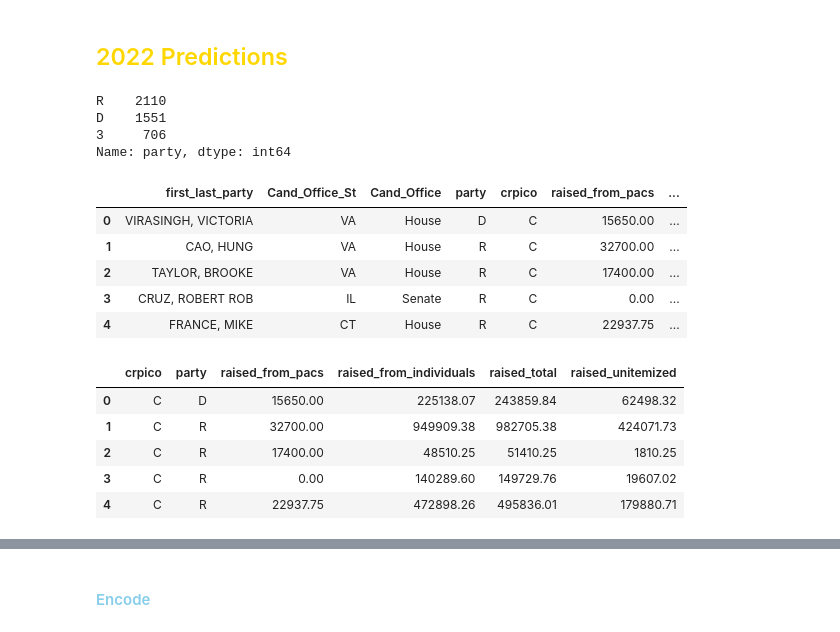
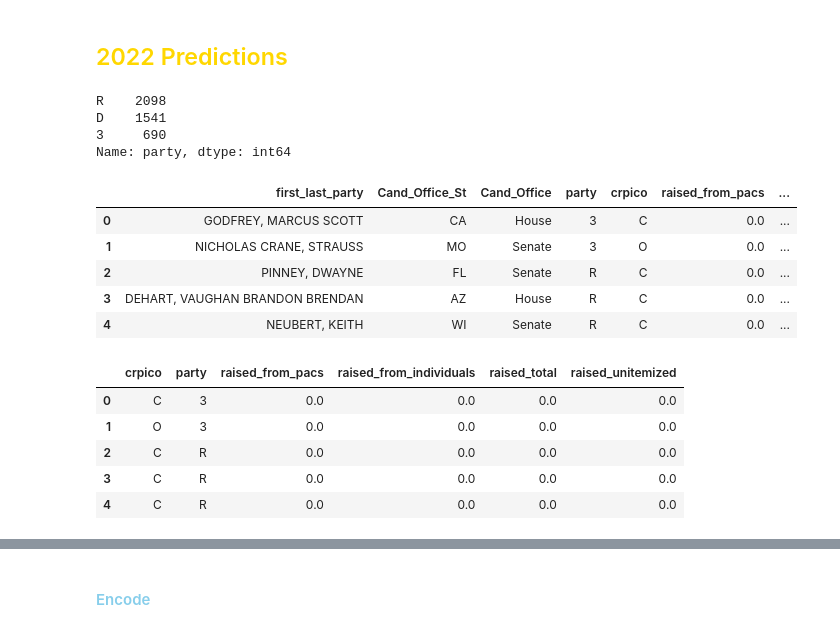
Before and after one commit to armyofkittens/Analyze-This-Campaign-Finance-Analysis, a Jupyter notebook: Machine Learning/ML_modeling_v1.ipynb, the cells around one changed output, grey strips where cells are left out. Saved outputs shown, nothing was run; the diff lists cells and outputs as text; code cells hidden in the pictures.

```diff
--- a/Machine Learning/ML_modeling_v1.ipynb
+++ b/Machine Learning/ML_modeling_v1.ipynb
@@ -13,6 +13,9 @@ from sklearn.cluster import KMeans
 # import hvplot.pandas as hvplot
 import plotly as plt
 import plotly.express as px
+
+
+pd.set_option("max_rows", None)
 # %%
 # Read in candidates data
 df1 = pd.read_csv("candidates_clean_st.csv")
@@ -512,22 +537,22 @@ fig.show()
 # %%
 df3 = pd.read_csv('cand_summary_2022_clean.csv')
 df_2022 = df3.copy()
 df_2022.fillna('',inplace=True)
 print(df_2022.party.value_counts())
-df_2022 = df_2022[df_2022['raised_total'] > 0]
+# df_2022 = df_2022[df_2022['raised_total'] > 0]
 df_2022 = df_2022.reset_index().drop('index', axis=1)
 df_2022.head()
 # %% [output]
-R    2110
-D    1551
-3     706
+R    2098
+D    1541
+3     690
 Name: party, dtype: int64
 |  | first_last_party | Cand_Office_St | Cand_Office | party | crpico | raised_from_pacs | ... |
-| 0 | VIRASINGH, VICTORIA | VA | House | D | C | 15650.00 | ... |
-| 1 | CAO, HUNG | VA | House | R | C | 32700.00 | ... |
-| 2 | TAYLOR, BROOKE | VA | House | R | C | 17400.00 | ... |
-| 3 | CRUZ, ROBERT ROB | IL | Senate | R | C | 0.00 | ... |
-| 4 | FRANCE, MIKE | CT | House | R | C | 22937.75 | ... |
+| 0 | GODFREY, MARCUS SCOTT | CA | House | 3 | C | 0.0 | ... |
+| 1 | NICHOLAS CRANE, STRAUSS | MO | Senate | 3 | O | 0.0 | ... |
+| 2 | PINNEY, DWAYNE | FL | Senate | R | C | 0.0 | ... |
+| 3 | DEHART, VAUGHAN BRANDON BRENDAN | AZ | House | R | C | 0.0 | ... |
+| 4 | NEUBERT, KEITH | WI | Senate | R | C | 0.0 | ... |
 # %%
 features_2022 = df_2022.drop(['first_last_party','Cand_Office_St', 'Cand_Office'], axis=1)
 # %%
@@ -539,9 +564,9 @@ features_2022 = features_2022.reset_index().drop('index', axis=1)
 features_2022.head()
 # %% [output]
 |  | crpico | party | raised_from_pacs | raised_from_individuals | raised_total | raised_unitemized |
-| 0 | C | D | 15650.00 | 225138.07 | 243859.84 | 62498.32 |
-| 1 | C | R | 32700.00 | 949909.38 | 982705.38 | 424071.73 |
-| 2 | C | R | 17400.00 | 48510.25 | 51410.25 | 1810.25 |
-| 3 | C | R | 0.00 | 140289.60 | 149729.76 | 19607.02 |
-| 4 | C | R | 22937.75 | 472898.26 | 495836.01 | 179880.71 |
+| 0 | C | 3 | 0.0 | 0.0 | 0.0 | 0.0 |
+| 1 | O | 3 | 0.0 | 0.0 | 0.0 | 0.0 |
+| 2 | C | R | 0.0 | 0.0 | 0.0 | 0.0 |
+| 3 | C | R | 0.0 | 0.0 | 0.0 | 0.0 |
+| 4 | C | R | 0.0 | 0.0 | 0.0 | 0.0 |
 # %%
```
Also changed, not shown: parts of 60 cells of this notebook, 10 other files.
